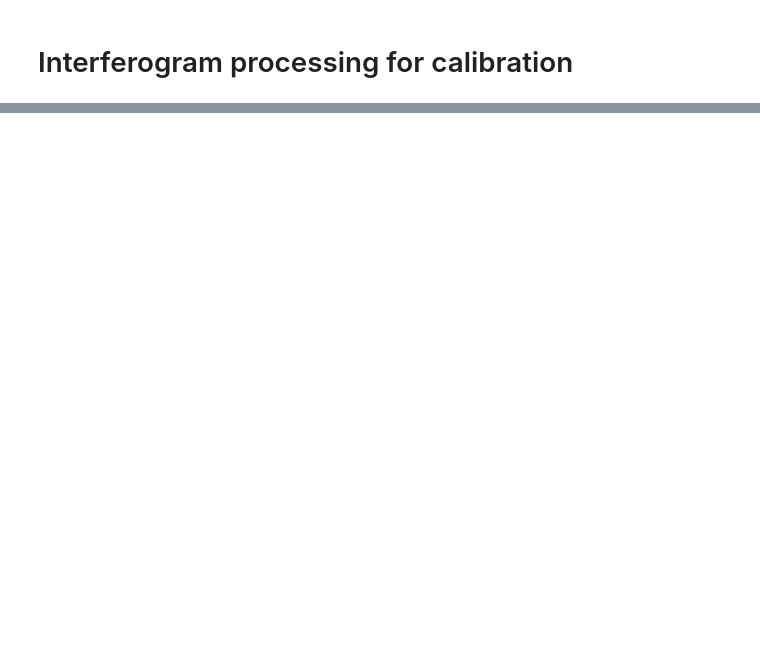
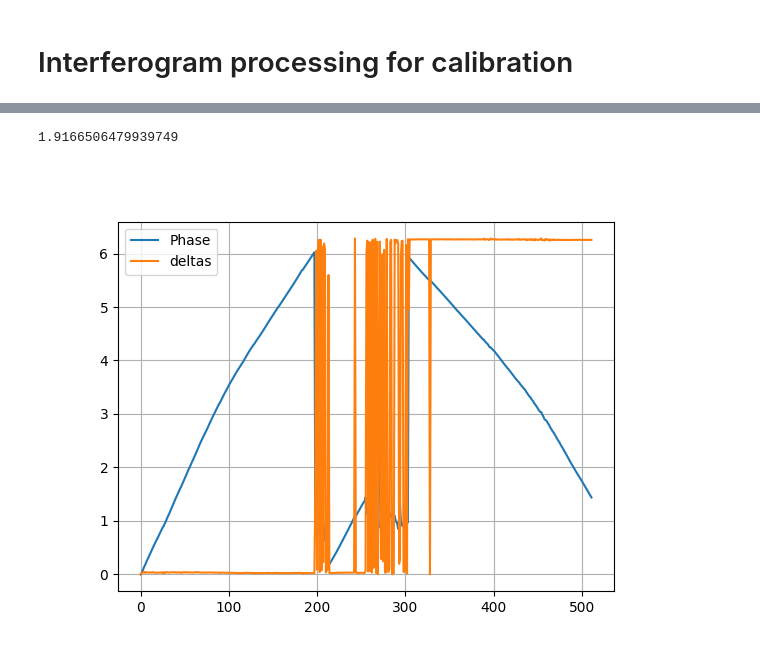
Before and after one commit to HumbertDominique/SLM_display, a Jupyter notebook: calibration/processing.ipynb, the cells around one changed output, grey strips where cells are left out. Drawn from its saved outputs; the diff is of its cells as text; code cells hidden in the pictures; blank space fills up the shorter version.

```diff
--- a/calibration/processing.ipynb
+++ b/calibration/processing.ipynb
@@ -29,7 +59,6 @@ def extract_phase(img, pad_factor = 2, cx = 0, cy = 0, r = 50, AUTOPEAK = True,
         phase (ndarray): the phase extracted from the image
     To do:
     TODO: input checks
-    TODO: add option to use a hanning window
     TODO: make autopeak use the compleate half of the image and adapt full coordinate conversion
     ------------------------------------------------------------------------------------'''
     H, W = img.shape
@@ -89,11 +118,12 @@ def extract_phase(img, pad_factor = 2, cx = 0, cy = 0, r = 50, AUTOPEAK = True,
 
     filtered = ifft2(F * mask)[start_x:start_x+H, start_y:start_y+W]
     phase_map = np.angle(filtered)
+    # phase_map = np.angle(F * mask)[start_x:start_x+H, start_y:start_y+W]
 
     if SETUP:
         plt.close(3)
         plt.figure(3)
-        plt.imshow(phase_map, cmap='jet')
+        plt.imshow(phase_map, cmap='gray')
         plt.title("Wrapped Phase Map")
         plt.show()
 
@@ -147,3 +231,19 @@ for i in range(1, N):
+# %%
+print(np.max(phases%(2*np.pi))/np.pi)
+
+x1 = np.linspace(0,255,256)
+# # x2 = np.linspace(256,511,256)
+plt.close(0)
+plt.figure(0)
+plt.plot(phases,label = 'Phase')
+plt.plot(deltas, label = 'deltas')
+# plt.plot(phases[256:511])
+plt.grid()
+plt.legend()
+plt.show()
+# %% [output]
+1.9166506479939749
+[figure, added]
 # %%
 print(len(phases[0:256],))
 x1 = np.linspace(0,255,256)
```
Also changed, not shown: parts of 10 cells of this notebook, 2 other files.
